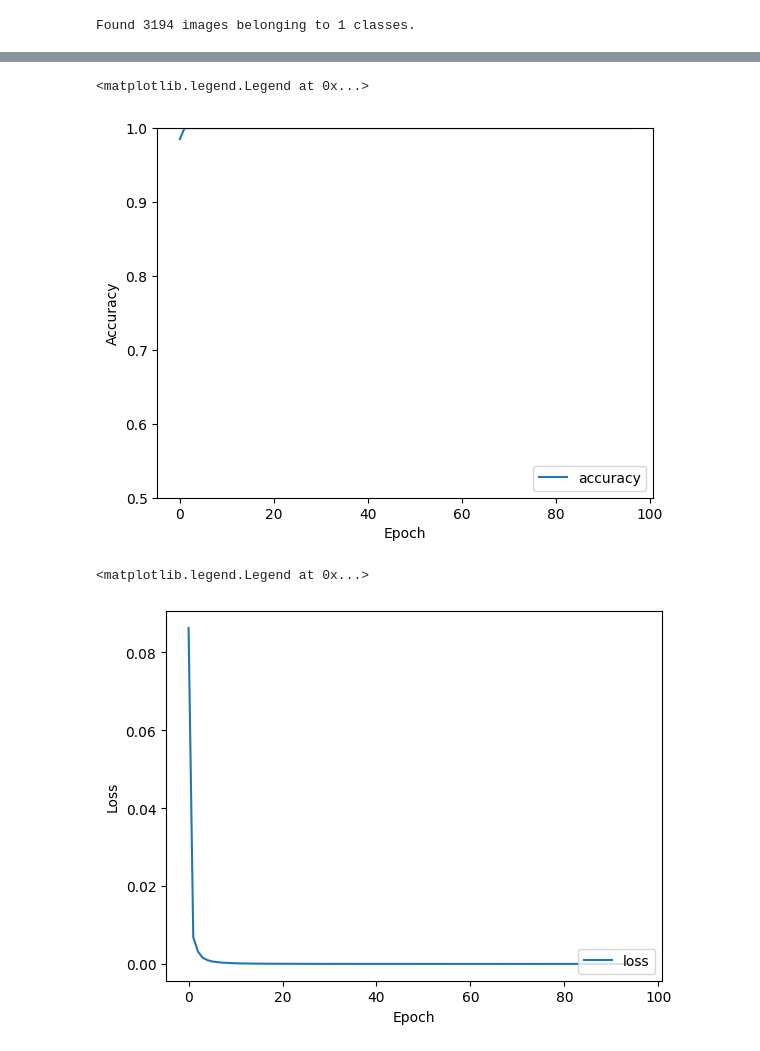
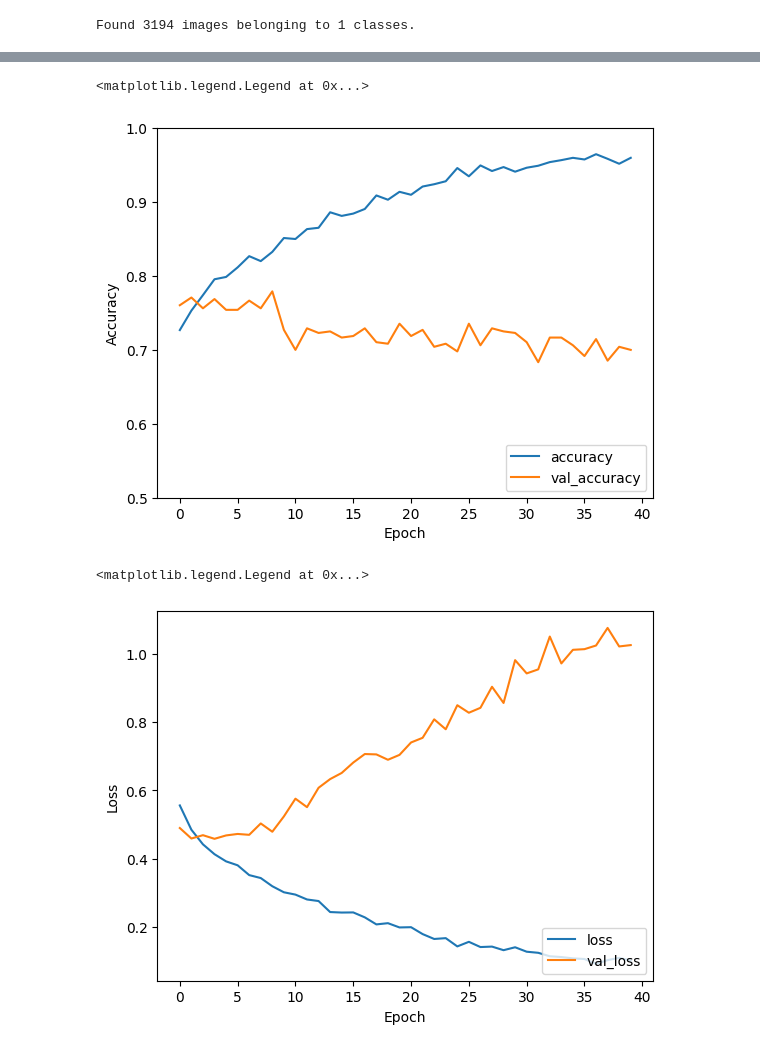
Before and after one commit to I-am-Octavian/PCOS-Challenge, a Jupyter notebook: PCOS-Challenge.ipynb, the cells around one changed output, grey strips where cells are left out. Drawn from its saved outputs; the diff is of its cells as text; code cells hidden in the pictures.

```diff
--- a/PCOS-Challenge.ipynb
+++ b/PCOS-Challenge.ipynb
@@ -68,9 +93,11 @@ Found 3194 images belonging to 1 classes.
 callback = tf.keras.callbacks.EarlyStopping(monitor='loss', patience=3)
 
 # Train the model
-history = model.fit(
-      train_generator,
-      steps_per_epoch=train_generator.samples//train_generator.batch_size,  callbacks=[callback],
-      epochs=100)
+# history = model.fit(
+#       train_generator,
+#       steps_per_epoch=train_generator.samples//train_generator.batch_size,  callbacks=[callback],
+#       epochs=100)
+
+history = model.fit(train_dataset, validation_data = val_dataset, epochs=100, callbacks=[callback])
 # %% [output]
 Epoch 1/100
@@ -108,4 +153,4 @@ for layer in model.layers[:249]:
 for layer in model.layers[249:]:
    layer.trainable = True
 # %%
-model.compile(optimizer=tf.keras.optimizers.Adam(learing_rate=0.00001), loss='binary_crossentropy', metrics=['accuracy'])
+model.compile(optimizer=tf.keras.optimizers.Adam(learning_rate=0.00001), loss='binary_crossentropy', metrics=['accuracy'])
@@ -114,7 +157,9 @@ WARNING:absl:`lr` is deprecated in Keras optimizer, please use `learning_rate` o
 # %%
-history = model.fit(
-      train_generator,
-      steps_per_epoch=train_generator.samples//train_generator.batch_size,  callbacks=[callback],
-      epochs=100)
+# history = model.fit(
+#       train_generator,
+#       steps_per_epoch=train_generator.samples//train_generator.batch_size,  callbacks=[callback],
+#       epochs=100)
+
+history = model.fit(train_dataset, validation_data = val_dataset, epochs=100, callbacks=[callback])
 # %% [output]
 Epoch 1/100
@@ -122,17 +182,19 @@ KeyboardInterrupt:
 # %%
 plt.plot(history.history['accuracy'], label='accuracy')
+plt.plot(history.history['val_accuracy'], label = 'val_accuracy')
 plt.xlabel('Epoch')
 plt.ylabel('Accuracy')
 plt.ylim([0.5, 1])
 plt.legend(loc='lower right')
 # %% [output]
 <matplotlib.legend.Legend at 0x...>
-[figure, old version]
+[figure, new version]
 # %%
 plt.plot(history.history['loss'], label='loss')
+plt.plot(history.history['val_loss'], label = 'val_loss')
 plt.xlabel('Epoch')
 plt.ylabel('Loss')
 plt.legend(loc='lower right')
 # %% [output]
 <matplotlib.legend.Legend at 0x...>
-[figure, old version]
+[figure, new version]
```
Also changed, not shown: parts of 16 cells of this notebook, 1 other file.
